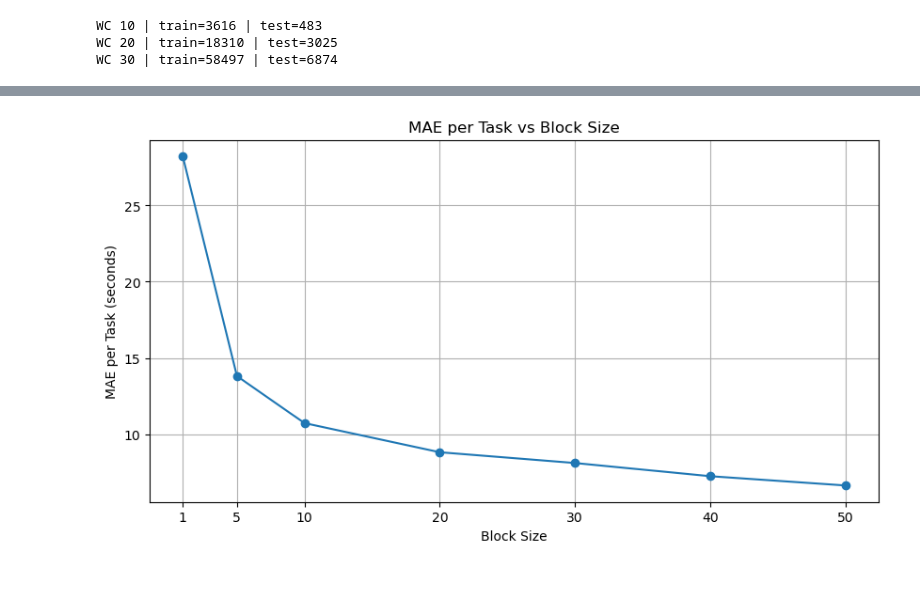
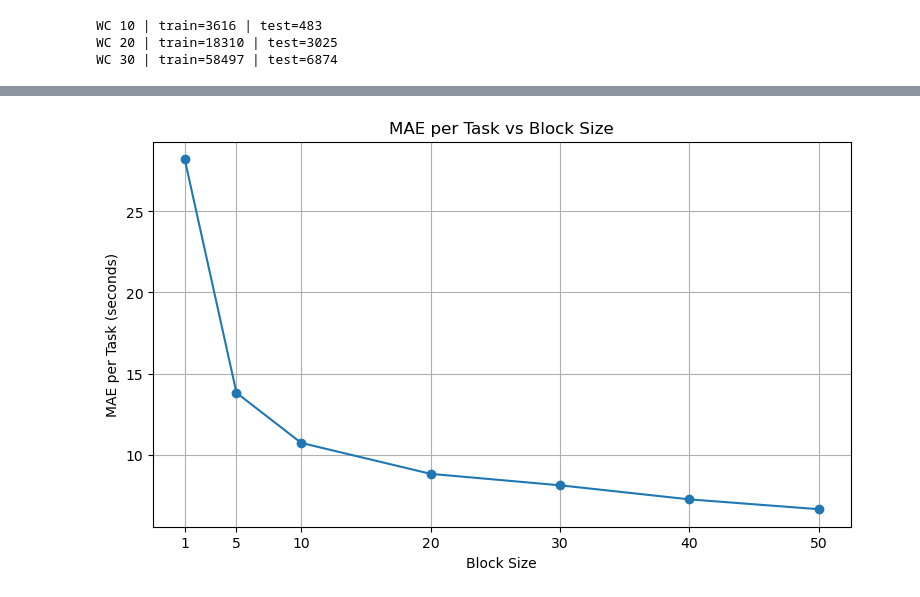
Before and after one commit to JiashenWangg/Lucas_Systems_Capstone_Project, a Jupyter notebook: Model_Jiashen/chunk_model.ipynb, the cells around one changed output, grey strips where cells are left out. Cells and saved outputs as stored; diff of their text form; code cells hidden in the pictures.

Commit message:
Plots and tables for final report

```diff
--- a/Model_Jiashen/chunk_model.ipynb
+++ b/Model_Jiashen/chunk_model.ipynb
@@ -577,15 +588,15 @@ display(block_detail_df.head(5))
 # %%
 # Plot the MAE_per_task vs BlockSize as a line chart
 chunk_sizes = [1, 5, 10, 20, 30, 40, 50]
 MAE_per_task = [28.22, 13.809, 10.72, 8.81, 8.104, 7.236, 6.628]
 import matplotlib.pyplot as plt
-plt.figure(figsize=(10,5))
+plt.figure(figsize=(9,5))
 plt.plot(chunk_sizes, MAE_per_task, marker='o')
 plt.xlabel("Block Size")
 plt.ylabel("MAE per Task (seconds)")
 plt.title("MAE per Task vs Block Size")
 plt.xticks(chunk_sizes)
 plt.grid()
 plt.show()
 # %% [output]
-[figure, old version]
+[figure, new version]
```
Also changed, not shown: parts of 6 cells of this notebook, 4 other files.
